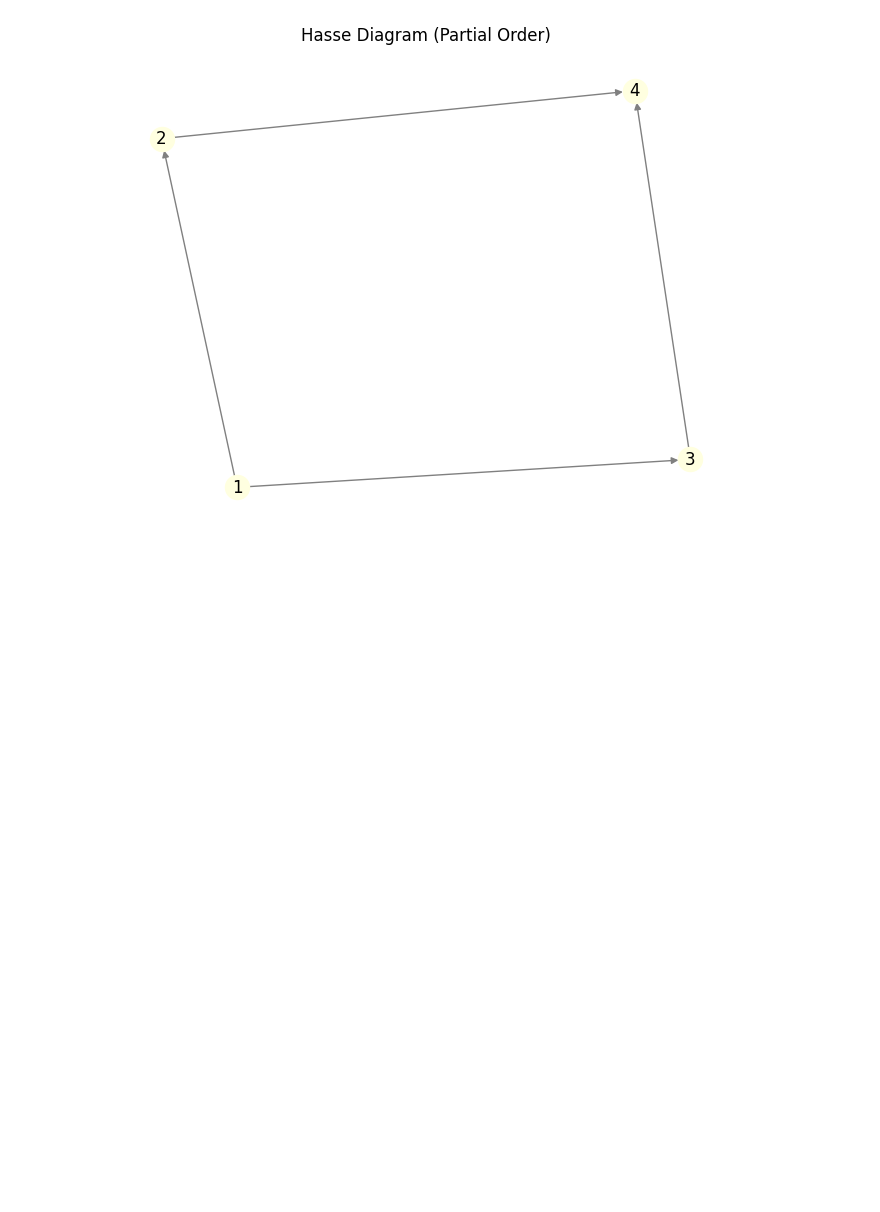
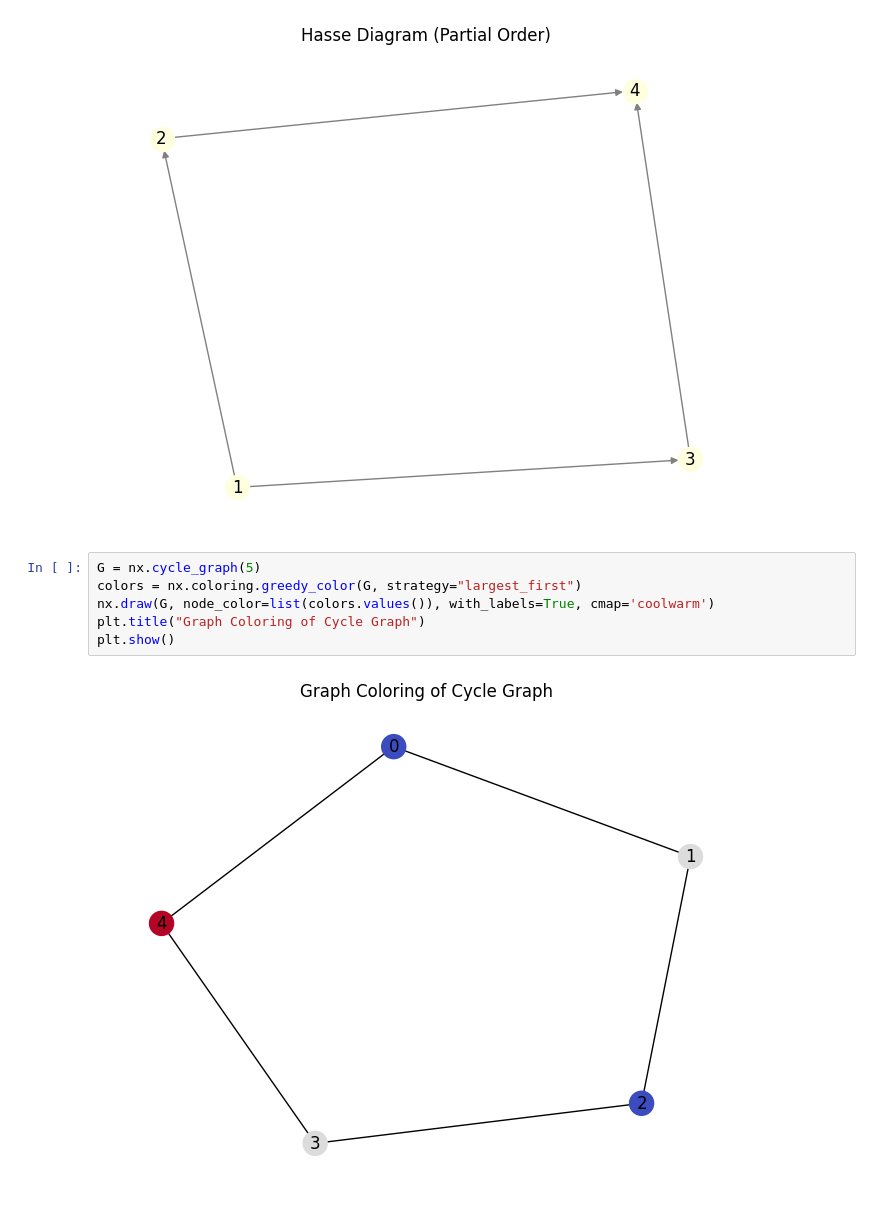
Before and after one commit to rmd360/machinelearningproject, a Jupyter notebook: Maths.ipynb, the cells around one changed output. Saved outputs shown, nothing was run; the diff lists cells and outputs as text; blank space fills up the shorter version.

```diff
--- a/Maths.ipynb
+++ b/Maths.ipynb
@@ -850,3 +850,11 @@ plt.title("Hasse Diagram (Partial Order)")
 plt.show()
 # %% [output]
 [figure]
+# %%
+G = nx.cycle_graph(5)
+colors = nx.coloring.greedy_color(G, strategy="largest_first")
+nx.draw(G, node_color=list(colors.values()), with_labels=True, cmap='coolwarm')
+plt.title("Graph Coloring of Cycle Graph")
+plt.show()
+# %% [output]
+[figure, added]
```
Also changed, not shown: parts of 2 cells of this notebook.
